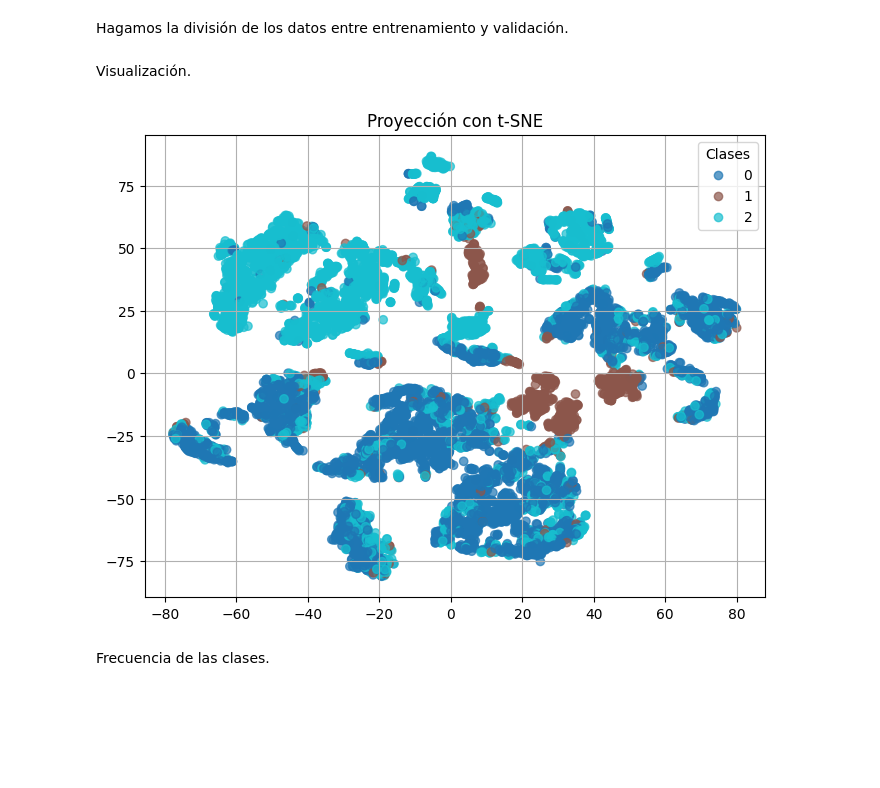
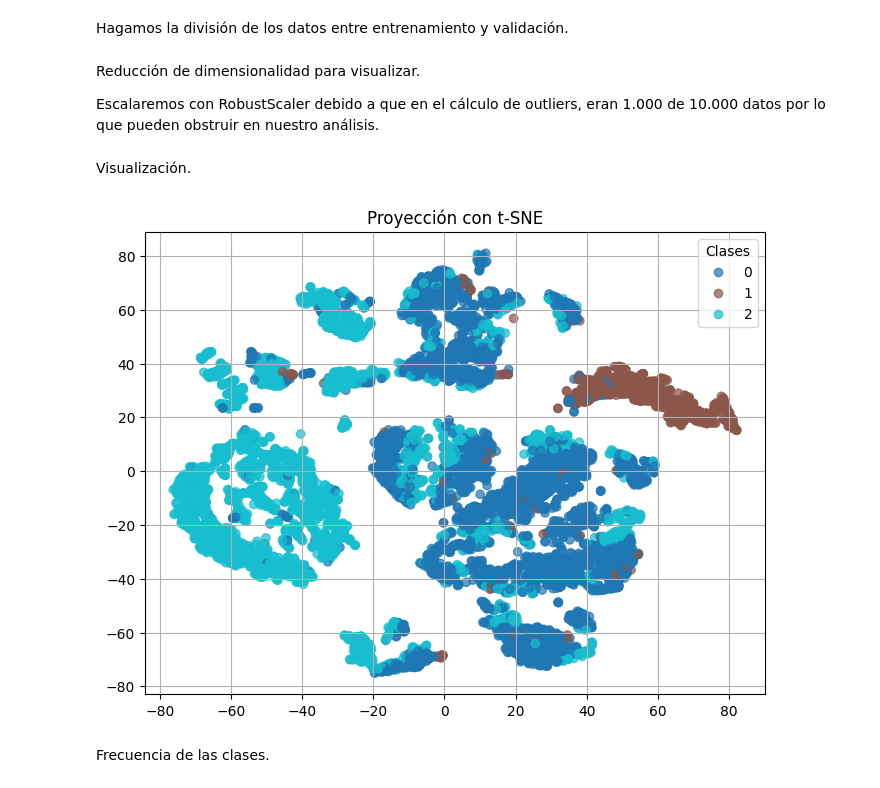
Before and after one commit to Kevin2558/Data_Science_Borrador, a Jupyter notebook: 10_Proyecto_Final/Opcion_2/Borrador.ipynb, the cells around one changed output. Cells and saved outputs as stored; diff of their text form; code cells hidden in the pictures; blank space fills up the shorter version.

```diff
--- a/10_Proyecto_Final/Opcion_2/Borrador.ipynb
+++ b/10_Proyecto_Final/Opcion_2/Borrador.ipynb
@@ -30,0 +70,3 @@ df.head()
+# %%
+df = df.drop(['objid', 'run', 'rerun', 'camcol', 'field', 'specobjid', 'plate', 'mjd', 'fiberid'], axis=1)
+df.head()
@@ -75,26 +257,30 @@ X_train, X_test, y_train, y_test = train_test_split(X,
                                                     test_size=0.2,
                                                     random_state=42,
                                                     stratify = y)
+# %% [markdown]
+Reducción de dimensionalidad para visualizar.
+
+Escalaremos con RobustScaler debido a que en el cálculo de outliers, eran 1.000 de 10.000 datos por lo que pueden obstruir en nuestro análisis.
+# %%
+X_scaled = RobustScaler().fit_transform(X)
+
+tsne = TSNE(n_components=2,
+            perplexity=48,
+            learning_rate=200,
+            random_state=42)
+
+X_tsne = tsne.fit_transform(X_scaled)
 # %% [markdown]
 Visualización.
 # %%
-X_scaled = StandardScaler().fit_transform(X)
-
-tsne = TSNE(n_components=2,
-            perplexity=48,
-            learning_rate=200,
-            random_state=42)
-
-X_tsne = tsne.fit_transform(X_scaled)
-
 plt.figure(figsize=(8,6))
 scatter = plt.scatter(X_tsne[:,0], X_tsne[:,1], c=y, cmap='tab10', alpha=0.7)
 plt.legend(*scatter.legend_elements(),title="Clases")
 plt.title("Proyección con t-SNE")
 plt.grid(True)
 plt.show()
 # %% [output]
-[figure, old version]
+[figure, new version]
 # %% [markdown]
 Frecuencia de las clases.
 # %%
```
Also changed, not shown: parts of 53 cells of this notebook.
